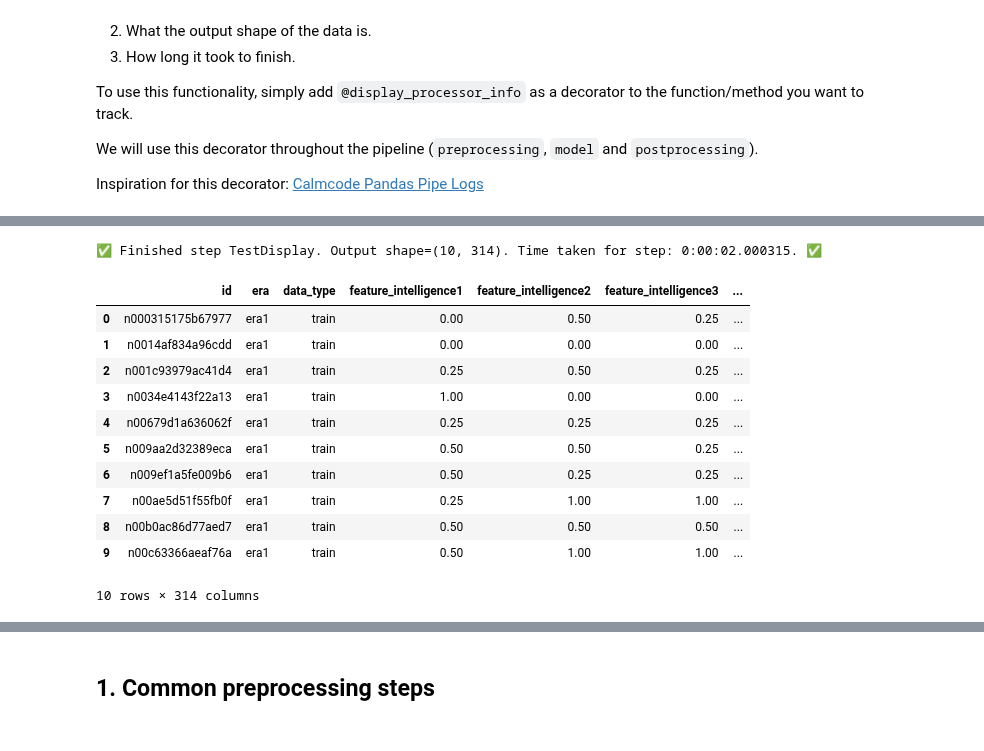
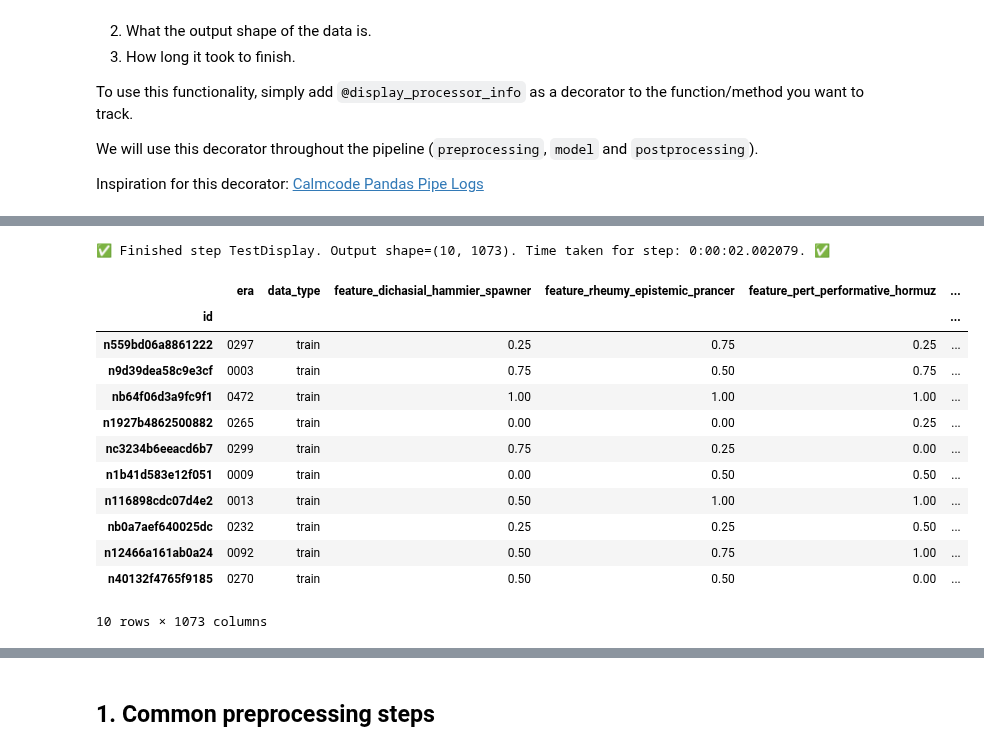
Before and after one commit to crowdcent/numerblox, a Jupyter notebook: nbs/03_preprocessing.ipynb, the cells around one changed output, grey strips where cells are left out. Cells and saved outputs as stored; diff of their text form; code cells hidden in the pictures.

```diff
--- a/nbs/03_preprocessing.ipynb
+++ b/nbs/03_preprocessing.ipynb
@@ -112,35 +105,36 @@ def display_processor_info(func):
 # %%
 #| echo: false
 class TestDisplay:
     """
     Small test for logging.
     Output should mention 'TestDisplay',
     Return output shape of (10, 314) and
     time taken for step should be close to 2 seconds.
     """
 
     def __init__(self, dataf: NumerFrame):
         self.dataf = dataf
 
     @display_processor_info
     def test(self) -> NumerFrame:
         time.sleep(2)
         return self.dataf
 
 
-dataf = create_numerframe("test_assets/mini_numerai_version_1_data.csv")
+dataf = create_numerframe("test_assets/mini_numerai_version_2_data.parquet")
 TestDisplay(dataf).test()
 # %% [output]
-✅ Finished step TestDisplay. Output shape=(10, 314). Time taken for step: 0:00:02.000315. ✅
+✅ Finished step TestDisplay. Output shape=(10, 1073). Time taken for step: 0:00:02.002079. ✅
-|  | id | era | data_type | feature_intelligence1 | feature_intelligence2 | feature_intelligence3 | ... |
-| 0 | n000315175b67977 | era1 | train | 0.00 | 0.50 | 0.25 | ... |
-| 1 | n0014af834a96cdd | era1 | train | 0.00 | 0.00 | 0.00 | ... |
-| 2 | n001c93979ac41d4 | era1 | train | 0.25 | 0.50 | 0.25 | ... |
-| 3 | n0034e4143f22a13 | era1 | train | 1.00 | 0.00 | 0.00 | ... |
-| 4 | n00679d1a636062f | era1 | train | 0.25 | 0.25 | 0.25 | ... |
-| 5 | n009aa2d32389eca | era1 | train | 0.50 | 0.50 | 0.25 | ... |
-| 6 | n009ef1a5fe009b6 | era1 | train | 0.50 | 0.25 | 0.25 | ... |
-| 7 | n00ae5d51f55fb0f | era1 | train | 0.25 | 1.00 | 1.00 | ... |
-| 8 | n00b0ac86d77aed7 | era1 | train | 0.50 | 0.50 | 0.50 | ... |
-| 9 | n00c63366aeaf76a | era1 | train | 0.50 | 1.00 | 1.00 | ... |
+|  | era | data_type | feature_dichasial_hammier_spawner | feature_rheumy_epistemic_prancer | feature_pert_performative_hormuz | ... |
+| id |  |  |  |  |  | ... |
+| n559bd06a8861222 | 0297 | train | 0.25 | 0.75 | 0.25 | ... |
+| n9d39dea58c9e3cf | 0003 | train | 0.75 | 0.50 | 0.75 | ... |
+| nb64f06d3a9fc9f1 | 0472 | train | 1.00 | 1.00 | 1.00 | ... |
+| n1927b4862500882 | 0265 | train | 0.00 | 0.00 | 0.25 | ... |
+| nc3234b6eeacd6b7 | 0299 | train | 0.75 | 0.25 | 0.00 | ... |
+| n1b41d583e12f051 | 0009 | train | 0.00 | 0.50 | 0.50 | ... |
+| n116898cdc07d4e2 | 0013 | train | 0.50 | 1.00 | 1.00 | ... |
+| nb0a7aef640025dc | 0232 | train | 0.25 | 0.25 | 0.50 | ... |
+| n12466a161ab0a24 | 0092 | train | 0.50 | 0.75 | 1.00 | ... |
+| n40132f4765f9185 | 0270 | train | 0.50 | 0.50 | 0.00 | ... |
-10 rows × 314 columns
+10 rows × 1073 columns
```
Also changed, not shown: parts of 70 cells of this notebook, 2 other files.
